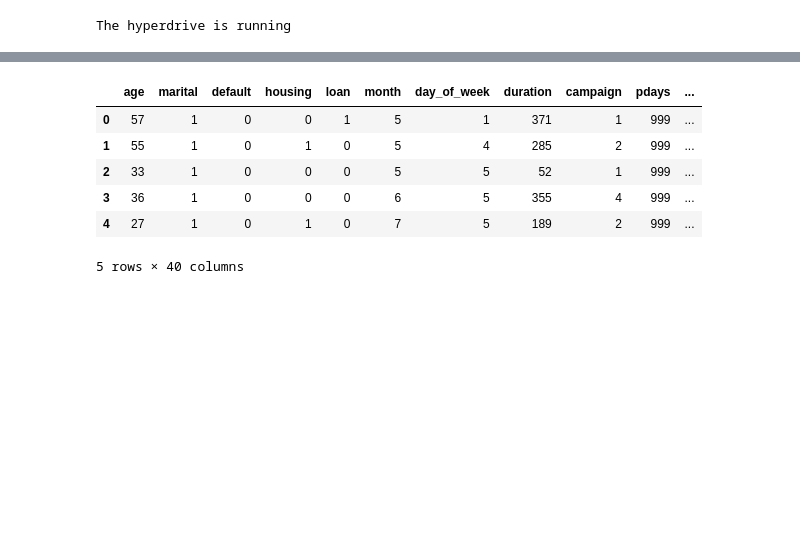
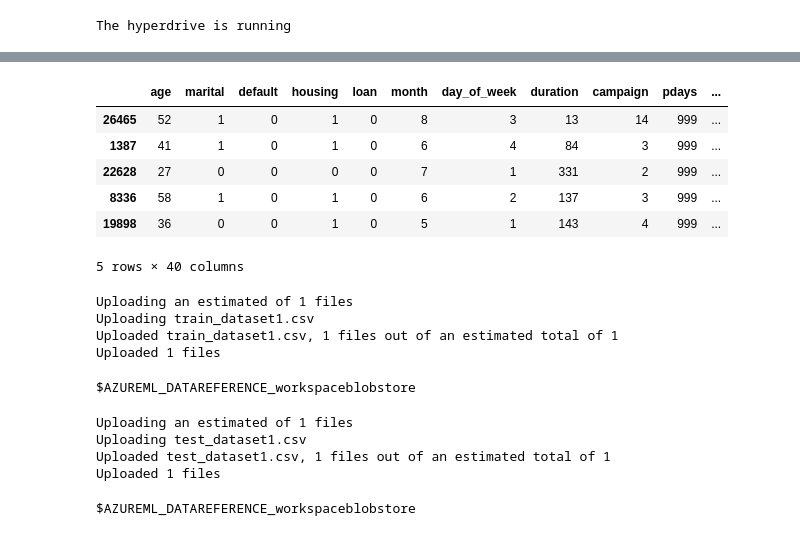
Before and after one commit to vanshika-medi/Nanodegree-Project---1, a Jupyter notebook: udacity-project.ipynb, the cells around one changed output, grey strips where cells are left out. Drawn from its saved outputs; the diff is of its cells as text; code cells hidden in the pictures; blank space fills up the shorter version.

```diff
--- a/udacity-project.ipynb
+++ b/udacity-project.ipynb
@@ -178,15 +162,15 @@ y_df.head()
-# %%
-final_data = pd.concat([x, y_df], axis = 1)
-final_data.head()
-# %% [output]
-|  | age | marital | default | housing | loan | month | day_of_week | duration | campaign | pdays | ... |
-| 0 | 57 | 1 | 0 | 0 | 1 | 5 | 1 | 371 | 1 | 999 | ... |
-| 1 | 55 | 1 | 0 | 1 | 0 | 5 | 4 | 285 | 2 | 999 | ... |
-| 2 | 33 | 1 | 0 | 0 | 0 | 5 | 5 | 52 | 1 | 999 | ... |
-| 3 | 36 | 1 | 0 | 0 | 0 | 6 | 5 | 355 | 4 | 999 | ... |
-| 4 | 27 | 1 | 0 | 1 | 0 | 7 | 5 | 189 | 2 | 999 | ... |
-5 rows × 40 columns
 # %%
 #Splitting data into training and testing data
 from sklearn.model_selection import train_test_split
-train_data, test_data = train_test_split(final_data, random_state = 42, test_size = 0.3, shuffle = True)
+x_train, x_test, y_train, y_test = train_test_split(x,y, random_state = 42, test_size = 0.2, shuffle = True)
+x_train['y']=y_train
+x_test['y']=y_test
+x_train.head()
+# %% [output]
+|  | age | marital | default | housing | loan | month | day_of_week | duration | campaign | pdays | ... |
+| 26465 | 52 | 1 | 0 | 1 | 0 | 8 | 3 | 13 | 14 | 999 | ... |
+| 1387 | 41 | 1 | 0 | 1 | 0 | 6 | 4 | 84 | 3 | 999 | ... |
+| 22628 | 27 | 0 | 0 | 0 | 0 | 7 | 1 | 331 | 2 | 999 | ... |
+| 8336 | 58 | 1 | 0 | 1 | 0 | 6 | 2 | 137 | 3 | 999 | ... |
+| 19898 | 36 | 0 | 0 | 1 | 0 | 5 | 1 | 143 | 4 | 999 | ... |
+5 rows × 40 columns
@@ -196,0 +181,19 @@ exp = Experiment(workspace = ws, name = "Automl-test")
+# %%
+from azureml.data import TabularDataset
+datastore = ws.get_default_datastore()
+datastore.upload_files(['train_dataset1.csv'])
+# %% [output]
+Uploading an estimated of 1 files
+Uploading train_dataset1.csv
+Uploaded train_dataset1.csv, 1 files out of an estimated total of 1
+Uploaded 1 files
+$AZUREML_DATAREFERENCE_workspaceblobstore
+# %%
+train_ds = TabularDatasetFactory.from_delimited_files([(datastore, 'train_dataset1.csv')])
+datastore.upload_files(['test_dataset1.csv'])
+# %% [output]
+Uploading an estimated of 1 files
+Uploading test_dataset1.csv
+Uploaded test_dataset1.csv, 1 files out of an estimated total of 1
+Uploaded 1 files
+$AZUREML_DATAREFERENCE_workspaceblobstore
```
Also changed, not shown: parts of 13 cells of this notebook.
